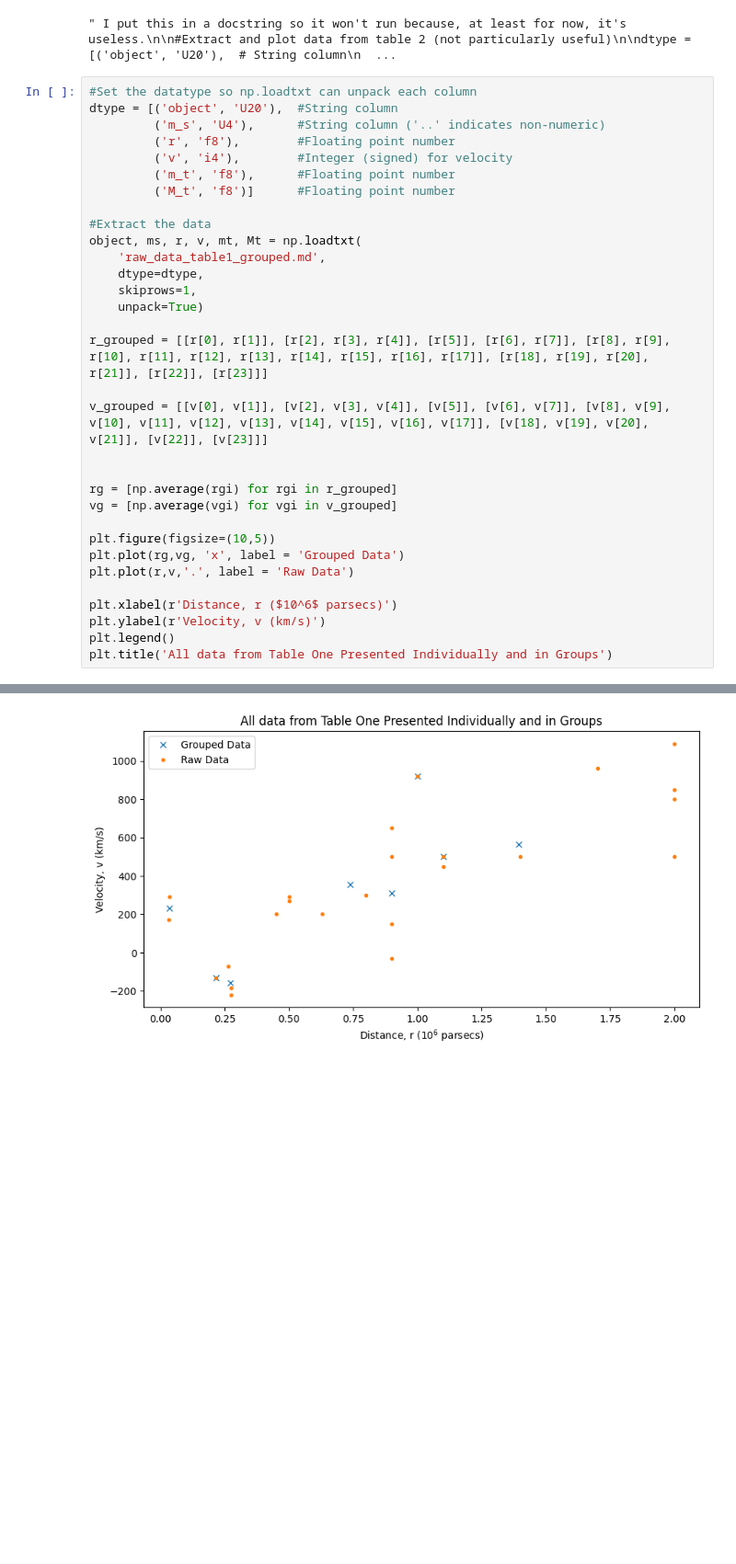
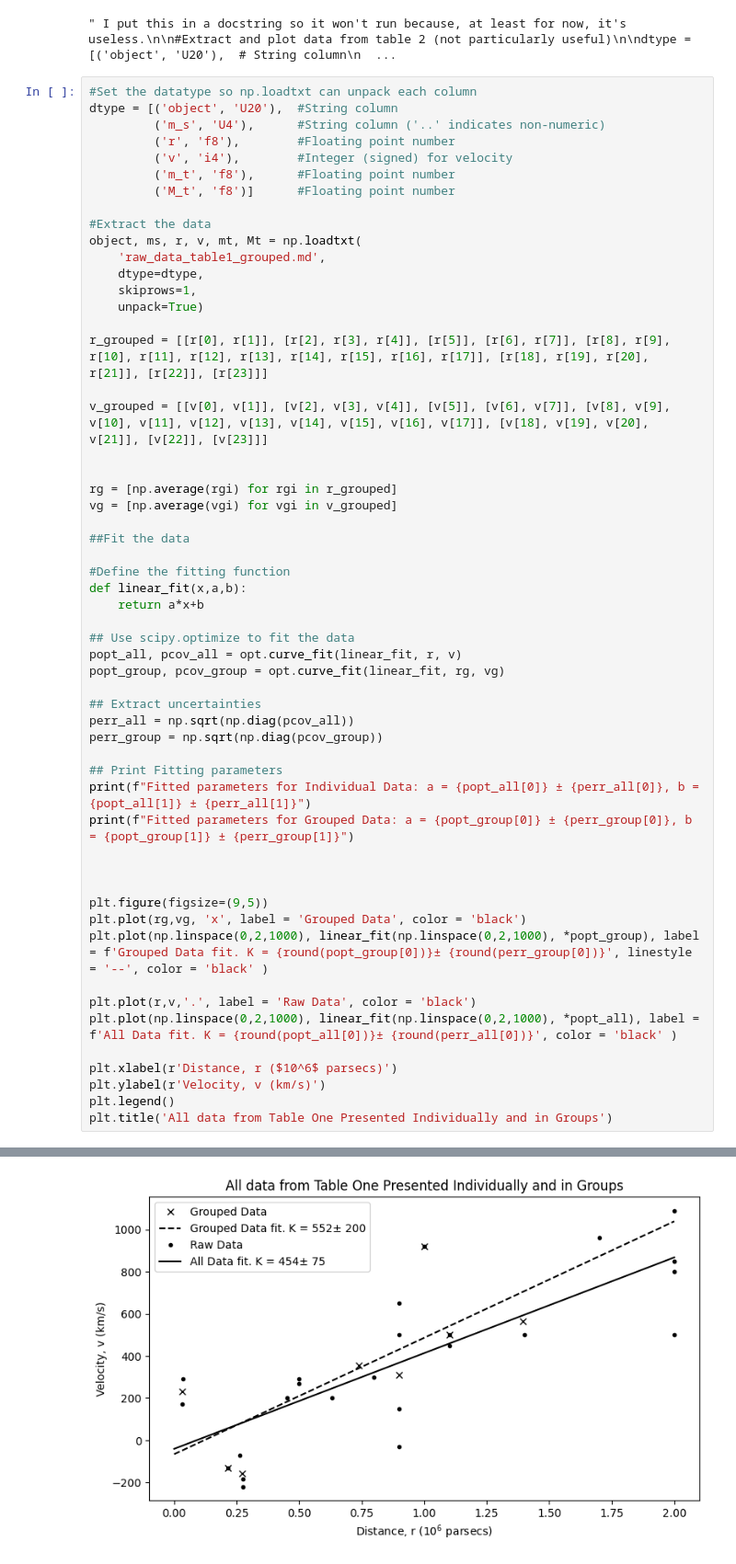
Before and after one commit to ubsuny/CP1-24-HW4, a Jupyter notebook: Data/data_plotter.ipynb, the cells around one changed output, grey strips where cells are left out. Shown at 92% size. Cells and saved outputs as stored; diff of their text form; blank space fills up the shorter version.

Commit message:
Added curve fitting to data_plotter to better reproduce the figure in Hubble's Paper. K values are within uncertainty.

```diff
--- a/Data/data_plotter.ipynb
+++ b/Data/data_plotter.ipynb
@@ -112,9 +113,32 @@ v_grouped = [[v[0], v[1]], [v[2], v[3], v[4]], [v[5]], [v[6], v[7]], [v[8], v[9]
 rg = [np.average(rgi) for rgi in r_grouped]
 vg = [np.average(vgi) for vgi in v_grouped]
 
-plt.figure(figsize=(10,5))
-plt.plot(rg,vg, 'x', label = 'Grouped Data')
-plt.plot(r,v,'.', label = 'Raw Data')
+##Fit the data
+
+#Define the fitting function
+def linear_fit(x,a,b):
+    return a*x+b
+
+## Use scipy.optimize to fit the data
+popt_all, pcov_all = opt.curve_fit(linear_fit, r, v)
+popt_group, pcov_group = opt.curve_fit(linear_fit, rg, vg)
+
+## Extract uncertainties
+perr_all = np.sqrt(np.diag(pcov_all))
+perr_group = np.sqrt(np.diag(pcov_group))
+
+## Print Fitting parameters
+print(f"Fitted parameters for Individual Data: a = {popt_all[0]} ± {perr_all[0]}, b = {popt_all[1]} ± {perr_all[1]}")
+print(f"Fitted parameters for Grouped Data: a = {popt_group[0]} ± {perr_group[0]}, b = {popt_group[1]} ± {perr_group[1]}")
+
+
+
+plt.figure(figsize=(9,5))
+plt.plot(rg,vg, 'x', label = 'Grouped Data', color = 'black')
+plt.plot(np.linspace(0,2,1000), linear_fit(np.linspace(0,2,1000), *popt_group), label = f'Grouped Data fit. K = {round(popt_group[0])}± {round(perr_group[0])}', linestyle = '--', color = 'black' )
+
+plt.plot(r,v,'.', label = 'Raw Data', color = 'black')
+plt.plot(np.linspace(0,2,1000), linear_fit(np.linspace(0,2,1000), *popt_all), label = f'All Data fit. K = {round(popt_all[0])}± {round(perr_all[0])}', color = 'black' )
 
 plt.xlabel(r'Distance, r ($10^6$ parsecs)')
 plt.ylabel(r'Velocity, v (km/s)')
@@ -125 +151 @@ Text(0.5, 1.0, 'All data from Table One Presented Individually and in Groups')
-[figure, old version]
+[figure, new version]
```
Also changed, not shown: parts of 2 cells of this notebook.
